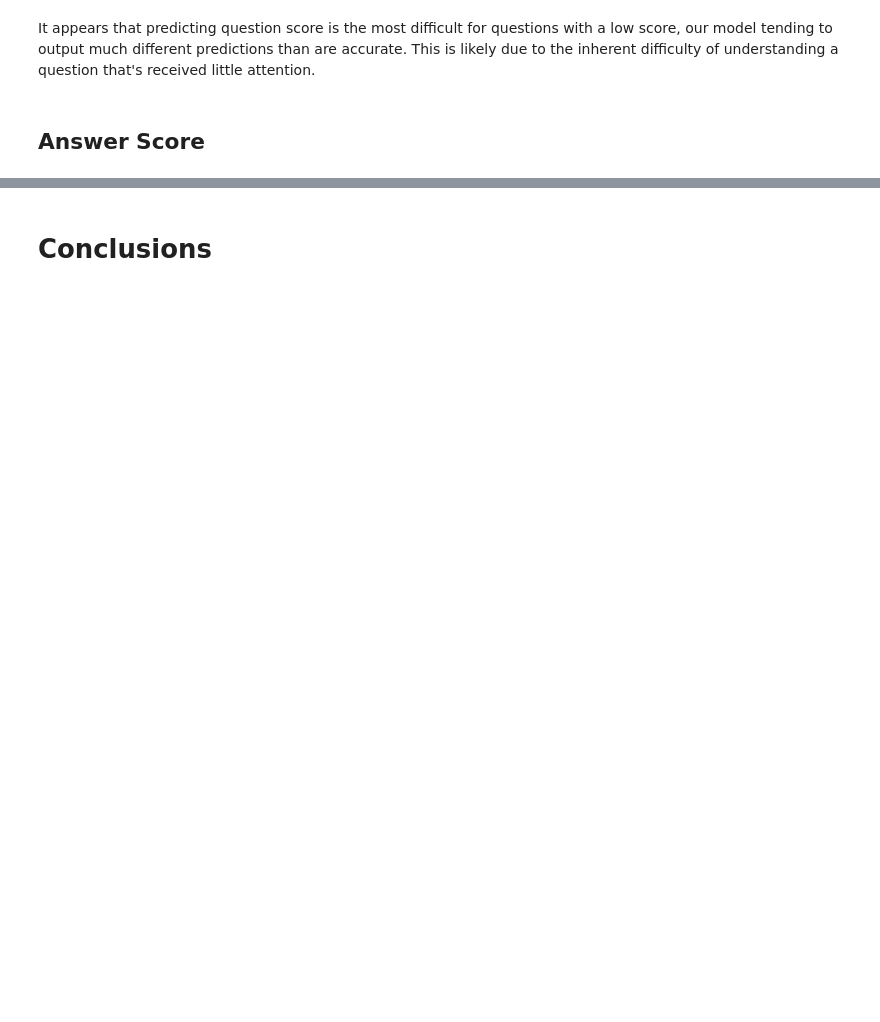
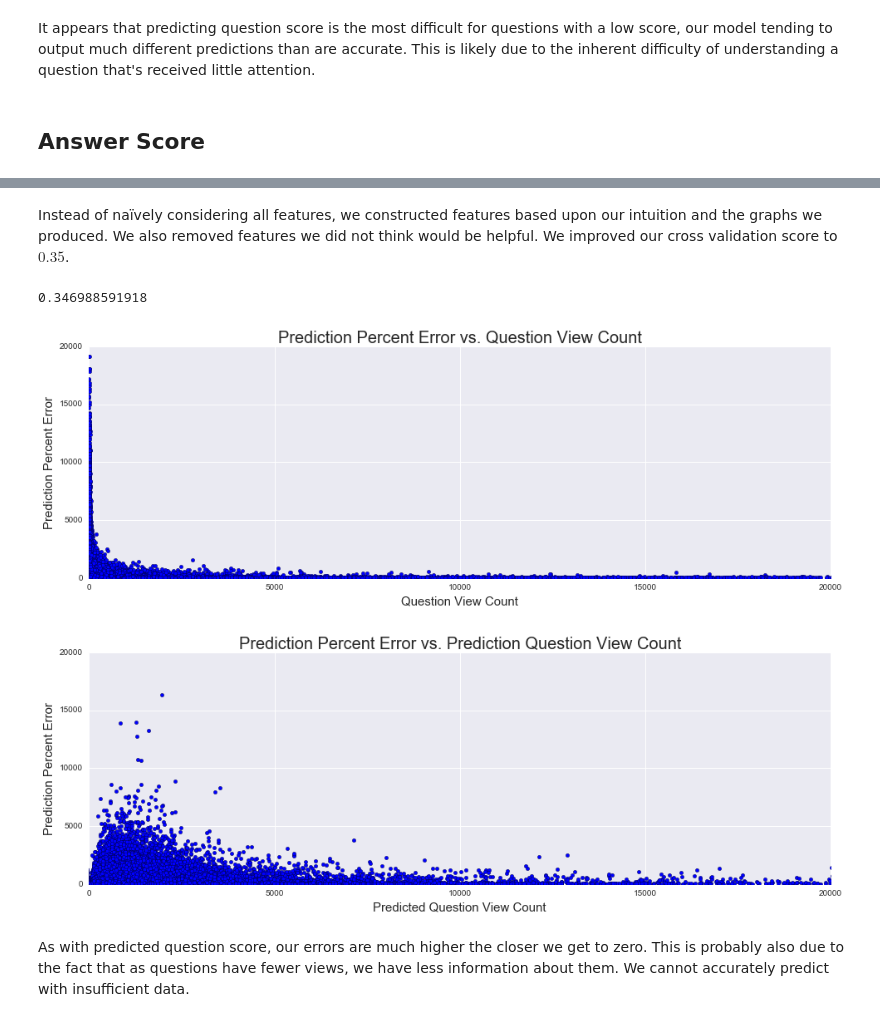
Before and after one commit to alexmfriedman/stack-exchange-analysis, a Jupyter notebook: Stack Overflow Analysis.ipynb, the cells around one changed output, grey strips where cells are left out. Saved outputs shown, nothing was run; the diff lists cells and outputs as text; code cells hidden in the pictures; blank space fills up the shorter version.

```diff
--- a/Stack Overflow Analysis.ipynb
+++ b/Stack Overflow Analysis.ipynb
@@ -1113,2 +1129,50 @@ plt.title(u'Naïve Prediction Percent Error vs. Question View Count')
-# %% [markdown]
-# Conclusions
+# %% [markdown]
+Instead of naïvely considering all features, we constructed features based upon our intuition and the graphs we produced. We also removed features we did not think would be helpful. We improved our cross validation score to $0.35$.
+# %%
+question_view_count_features = [
+    question_favorite_counts,
+    np.array(question_favorite_counts) ** 2,
+    np.array(question_favorite_counts) ** 3,
+    np.array(question_favorite_counts) ** 4,
+    question_lengths,
+    np.array(question_lengths) ** 2,
+    np.array(question_lengths) ** 3,
+    question_tags_numbers,
+    question_sum_tags_count,
+    question_user_reputations,
+    np.array(question_user_reputations) ** 2,
+    question_time_since_posting,
+    question_answer_count,
+]
+
+
+X, y = permute(
+    np.vstack(question_view_count_features).T,
+    question_view_counts
+)
+
+y_hat = cross_val_predict(linear_model.LinearRegression(), X, y, cv=10)
+error = y - y_hat
+print(np.mean(cross_val_score(linear_model.LinearRegression(), X, y, cv=10)))
+
+plt.figure(figsize=(16, 5))
+plt.scatter(y, np.abs((y - y_hat) / y) * 100.0)
+plt.xlim([0, 20000])
+plt.ylim([0, 20000])
+plt.xlabel(u'Question View Count', fontsize=15)
+plt.ylabel(u'Prediction Percent Error', fontsize=15)
+plt.title(u'Prediction Percent Error vs. Question View Count', fontsize=20)
+
+plt.figure(figsize=(16, 5))
+plt.scatter(y_hat, np.abs((y - y_hat) / y) * 100.0)
+plt.xlim([0, 20000])
+plt.ylim([0, 20000])
+plt.xlabel(u'Predicted Question View Count', fontsize=15)
+plt.ylabel(u'Prediction Percent Error', fontsize=15)
+_ = plt.title(u'Prediction Percent Error vs. Prediction Question View Count', fontsize=20)
+# %% [output]
+0.346988591918
+[figure, added]
+[figure, added]
+# %% [markdown]
+As with predicted question score, our errors are much higher the closer we get to zero. This is probably also due to the fact that as questions have fewer views, we have less information about them. We cannot accurately predict with insufficient data.
```
Also changed, not shown: parts of 7 cells of this notebook.
